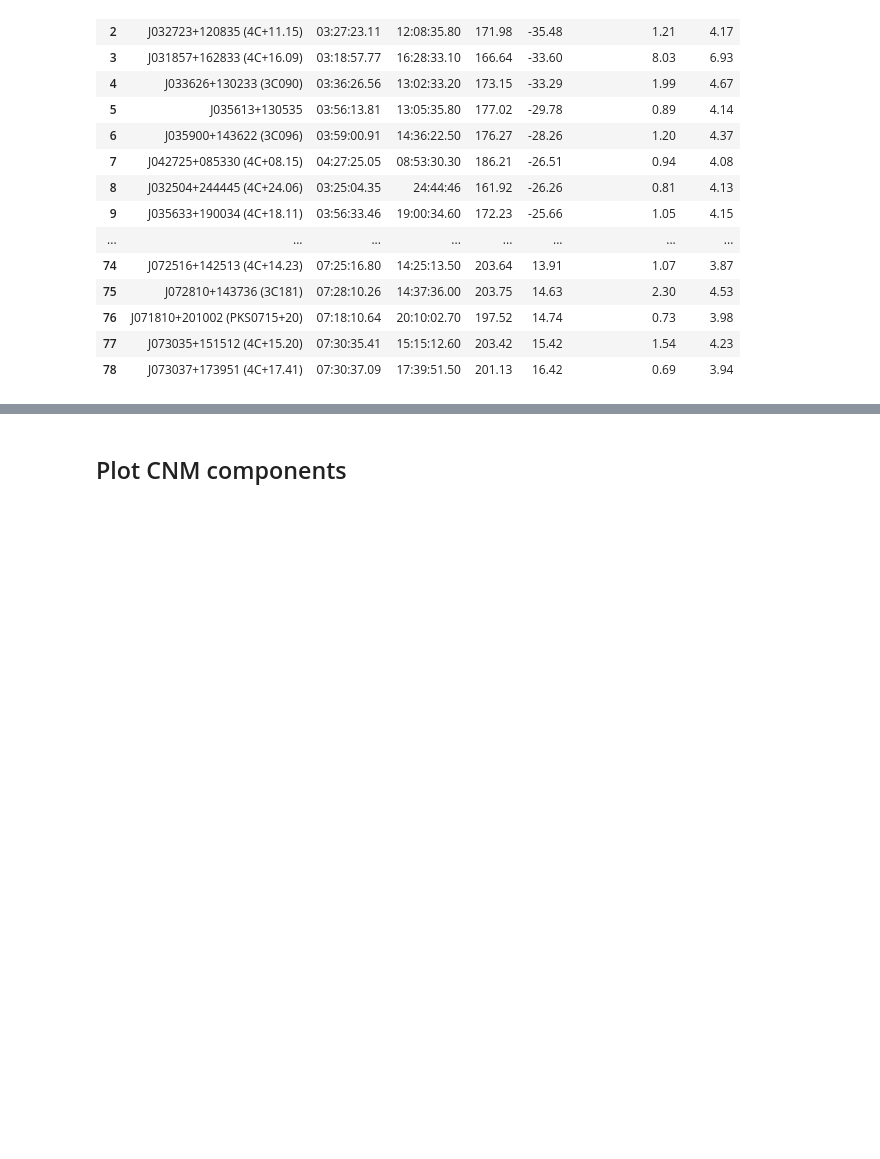
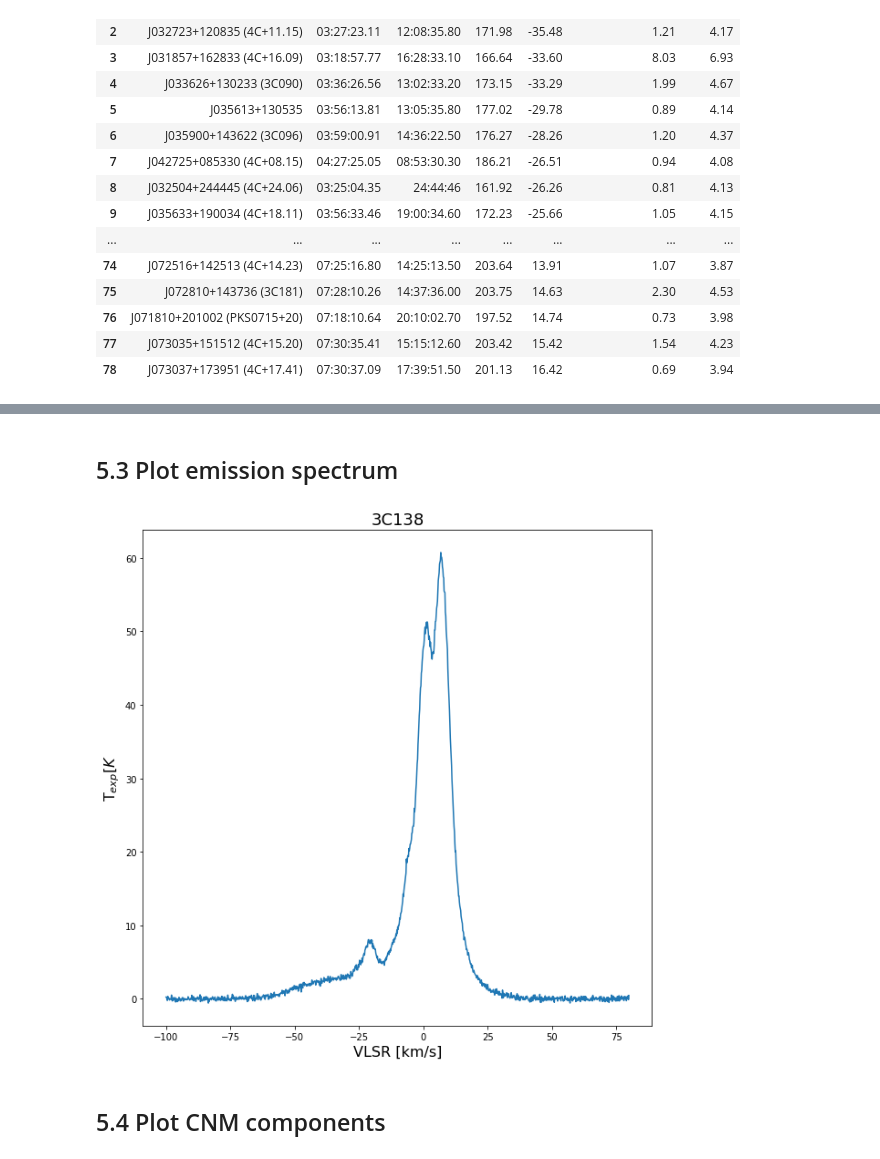
Before and after one commit to nv-hiep/nguyen_et_al_2019, a Jupyter notebook: HI_decomposition_nguyen_et_al_2019.ipynb, the cells around one changed output, grey strips where cells are left out. Drawn from its saved outputs; the diff is of its cells as text; code cells hidden in the pictures; blank space fills up the shorter version.

```diff
--- a/HI_decomposition_nguyen_et_al_2019.ipynb
+++ b/HI_decomposition_nguyen_et_al_2019.ipynb
@@ -187,5 +415,18 @@ plt.show()
+# %% [markdown]
+## 5.3 Plot emission spectrum
+# %%
+plt.figure(figsize=(10,10))
+
+plt.title( src, size=18 )
+plt.xlabel( 'VLSR [km/s]', size=16 )
+plt.ylabel( r'T$_{exp} [K$', size=16)
+
+plt.plot(data['vlsr_TB'], data['TB'])
+plt.show()
+# %% [output]
+[figure, added]
 # %% [markdown]
-## Plot CNM components
+## 5.4 Plot CNM components
 # %%
 ## Multiple (N) Gaussians + offset. ##
  #
```
Also changed, not shown: parts of 59 cells of this notebook.
